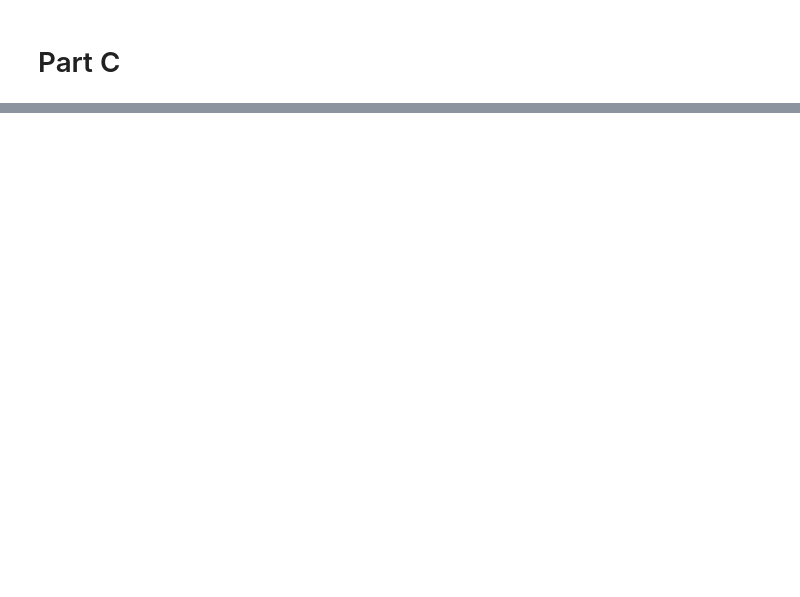
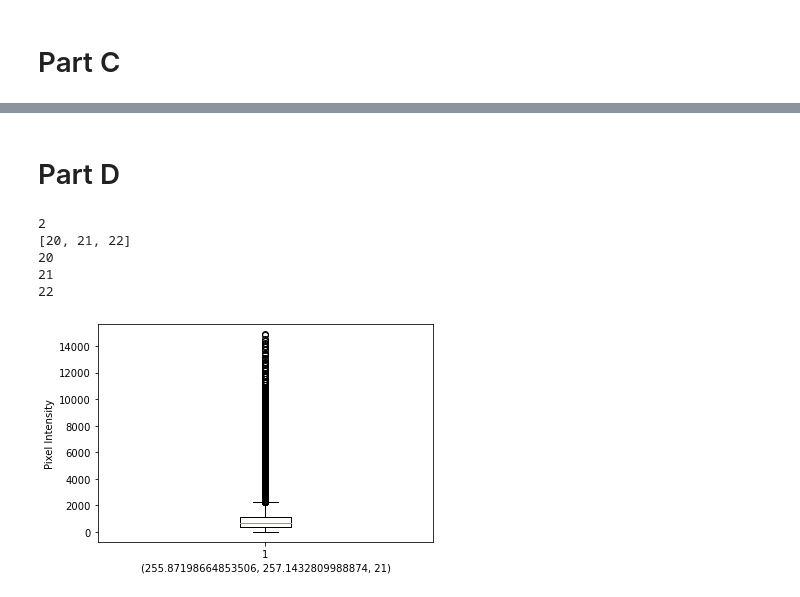
Before and after one commit to NingyouLi/miniProject_NingyouLi, a Jupyter notebook: mini_project.ipynb, the cells around one changed output, grey strips where cells are left out. Cells and saved outputs as stored; diff of their text form; code cells hidden in the pictures; blank space fills up the shorter version.

```diff
--- a/mini_project.ipynb
+++ b/mini_project.ipynb
@@ -346,0 +343,19 @@ def pixel_extract(image, point, width):
+# %% [markdown]
+# Part D
+# %%
+def pixel_extract(image, point, width):
+    slides = round(width/(image.GetSpacing()[2]))
+    print(slides)
+    one_way = round(slides/2)
+    #print(point[2])
+    #print(one_way)
+    slide_lst = list(range(point[2]-one_way, (point[2]+one_way)+1))
+    print(slide_lst)
+    #slide_no = (point[2]-1, point[2], point[2]+1)
+    pixel_lst = []
+    for slide_no in slide_lst:
+        print(slide_no)
+        slide_array = sitk.GetArrayFromImage(image[:,:,slide_no])
+        pixel_lst.append(slide_array.flatten())
+    flat_list = [item for sublist in pixel_lst for item in sublist]
+    return flat_list
@@ -346,0 +365,21 @@ def pixel_extract(image, point, width):
+# %%
+result = pixel_extract(img, (255.87198664853506, 257.1432809988874, 21), 6)
+#result = list(flatten(result))
+# %% [output]
+2
+[20, 21, 22]
+20
+21
+22
+# %%
+def plotBoxplot(data, point):
+    #point = (255.87198664853506, 257.1432809988874, 21)
+    plt.boxplot(data)
+    plt.xlabel(str(point))
+    plt.ylabel('Pixel Intensity')
+    plt.show()
+# %%
+point = (255.87198664853506, 257.1432809988874, 21)
+plotBoxplot(result, point)
+# %% [output]
+[figure, added]
```
Also changed, not shown: parts of 39 cells of this notebook.
